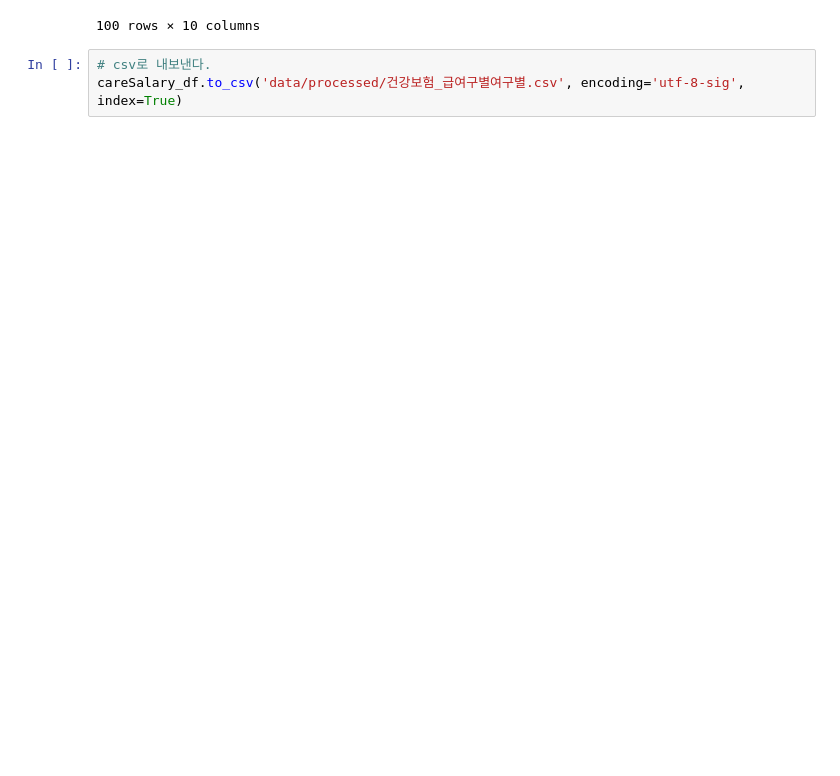
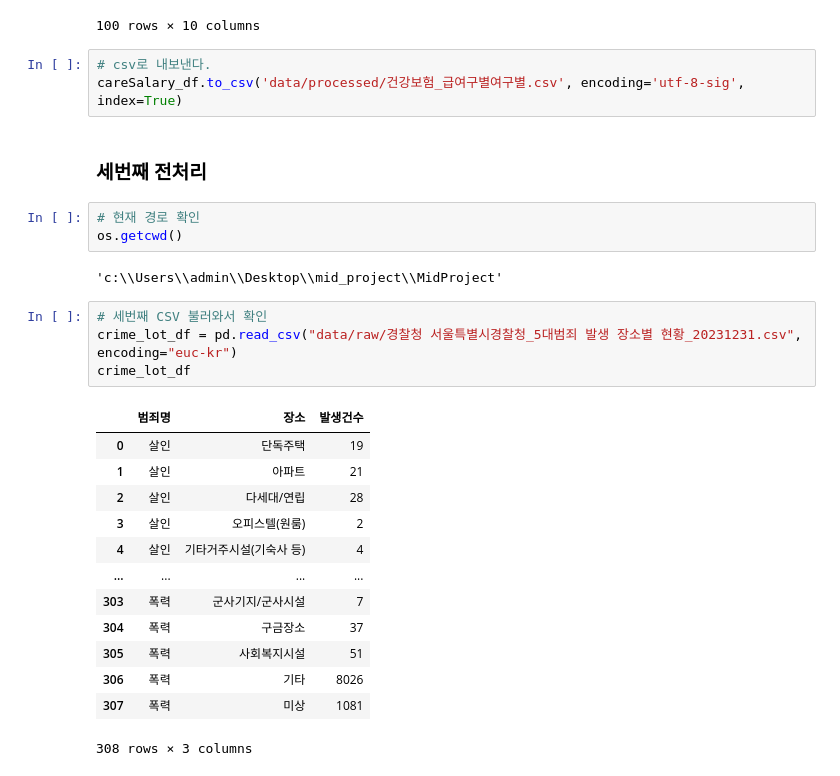
Before and after one commit to CityCrimeResearch/MidProject, a Jupyter notebook: ipynbTest/Junhyeok/Processing2.ipynb, the cells around one changed output. Saved outputs shown, nothing was run; the diff lists cells and outputs as text; blank space fills up the shorter version.

```diff
--- a/ipynbTest/Junhyeok/Processing2.ipynb
+++ b/ipynbTest/Junhyeok/Processing2.ipynb
@@ -221,3 +223,28 @@ careSalary_df
 # %%
 # csv로 내보낸다.
 careSalary_df.to_csv('data/processed/건강보험_급여구별여구별.csv', encoding='utf-8-sig', index=True)
+# %% [markdown]
+### 세번째 전처리
+# %%
+# 현재 경로 확인
+os.getcwd()
+# %% [output]
+'c:\\Users\\admin\\Desktop\\mid_project\\MidProject'
+# %%
+# 세번째 CSV 불러와서 확인
+crime_lot_df = pd.read_csv("data/raw/경찰청 서울특별시경찰청_5대범죄 발생 장소별 현황_20231231.csv", encoding="euc-kr")
+crime_lot_df
+# %% [output]
+|  | 범죄명 | 장소 | 발생건수 |
+| 0 | 살인 | 단독주택 | 19 |
+| 1 | 살인 | 아파트 | 21 |
+| 2 | 살인 | 다세대/연립 | 28 |
+| 3 | 살인 | 오피스텔(원룸) | 2 |
+| 4 | 살인 | 기타거주시설(기숙사 등) | 4 |
+| ... | ... | ... | ... |
+| 303 | 폭력 | 군사기지/군사시설 | 7 |
+| 304 | 폭력 | 구금장소 | 37 |
+| 305 | 폭력 | 사회복지시설 | 51 |
+| 306 | 폭력 | 기타 | 8026 |
+| 307 | 폭력 | 미상 | 1081 |
+308 rows × 3 columns
```
Also changed, not shown: parts of 4 cells of this notebook, 1 other file.
